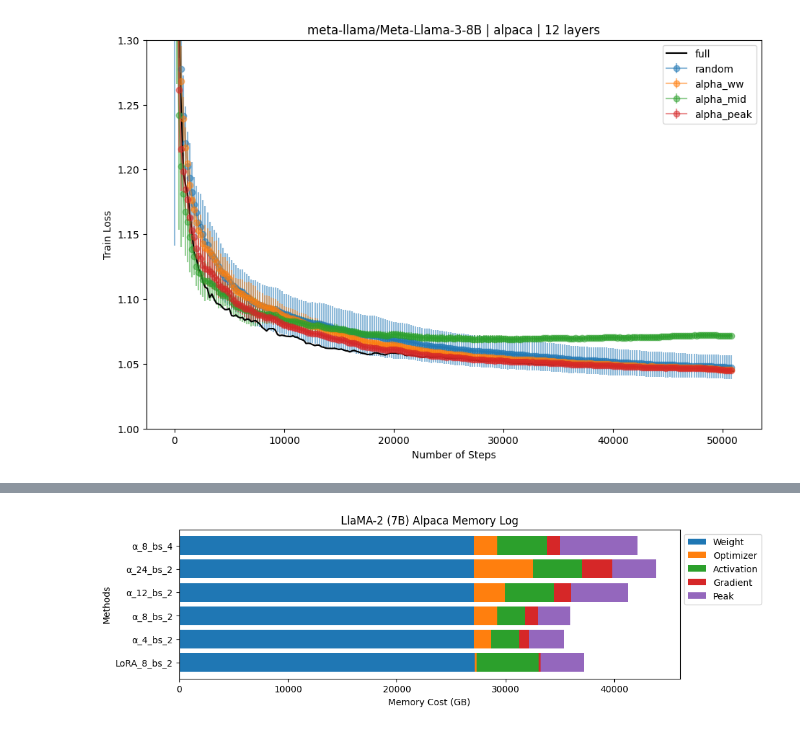
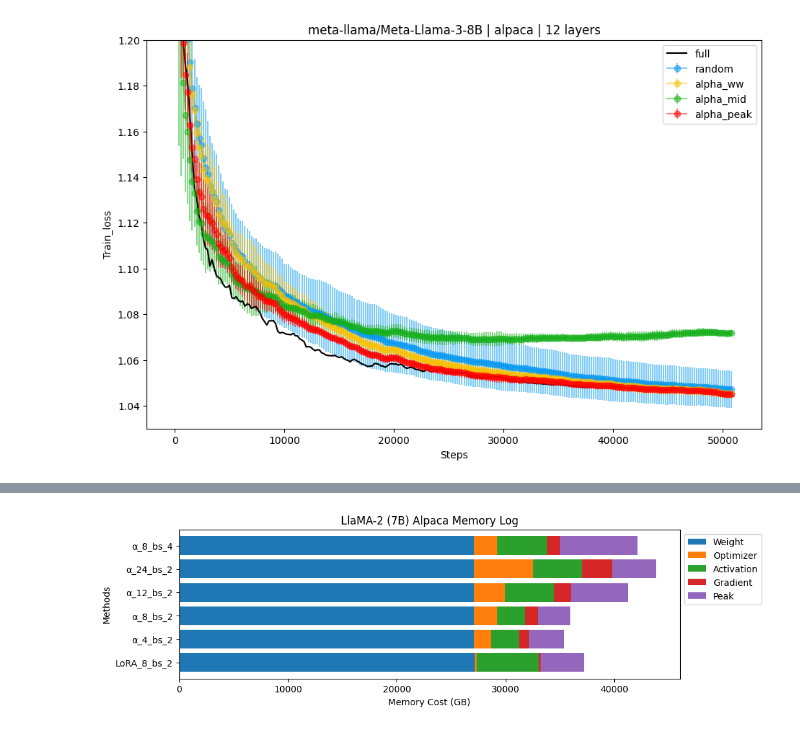
Before and after one commit to RpM-Kinshuk/SelectiveFT, a Jupyter notebook: Bands.ipynb, the cells around one changed output, grey strips where cells are left out. Cells and saved outputs as stored; diff of their text form; code cells hidden in the pictures.

```diff
--- a/Bands.ipynb
+++ b/Bands.ipynb
@@ -62,5 +74,6 @@ for k,v in paths.items():
 # %%
 wide_dict = {}
+loss = 'train_loss'
 global_min = np.inf
 global_max = -np.inf
 
@@ -85,14 +98,14 @@ for key in dictionary.keys():
     for key2 in dictionary[key].keys():
         dictionary[key][key2].append(baseline[key2])
         dictionary[key][key2] = np.array(dictionary[key][key2]) # type: ignore
-    train_loss = dictionary[key]['train_loss'][0]
+    train_loss = dictionary[key][loss][0]
     for label in wide_labels:
         if label in key:
             wide_dict[label]['global_min'] = np.minimum(wide_dict[label]['global_min'], train_loss)
             wide_dict[label]['global_max'] = np.maximum(wide_dict[label]['global_max'], train_loss)
-    # Redundant
-    if 'random' in key:
-        global_min = np.minimum(global_min, train_loss)
-        global_max = np.maximum(global_max, train_loss)
+    # # Redundant
+    # if 'random' in key:
+    #     global_min = np.minimum(global_min, train_loss)
+    #     global_max = np.maximum(global_max, train_loss)
 # %%
 color_itr = 0
@@ -176,7 +203,7 @@ wide_confidence = {}
 for label in wide_labels:
     wide_confidence[label] = {
         "losses": [
-            dictionary[key]["train_loss"][0]
+            dictionary[key][loss][0]
             for key in dictionary.keys()
             if label in key
         ],
@@ -184,50 +211,55 @@ for label in wide_labels:
         "std": None,
         "label": label,
         "flag": True,
+        "color": colors[color_itr],
     }
     wide_confidence[label]["mean"] = np.mean(wide_confidence[label]["losses"], axis=0)
     wide_confidence[label]["std"] = np.std(wide_confidence[label]["losses"], axis=0)
-
+    color_itr += 1
+color_itr = 0
 # Plotting the training loss with error bars representing mean plus/minus standard deviation for wide bands
 plt.figure(figsize=(11, 7))
+plot_handles = []
+plot_labels = []
 for key in dictionary.keys():
-    train_loss = dictionary[key]["train_loss"][0]
+    train_loss = dictionary[key][loss][0]
     tag = key + f" lr={methods[key]['lr']} bs={methods[key]['bs']}"
     tag = key
     if "alora" in key or "blora" in key:
         tag = key + f"_{methods[key]['layers']} lr={methods[key]['lr']}"
     flag = True
     for label in wide_labels:
         if label in key:
             if wide_confidence[label]["flag"]:
                 plt.errorbar(
                     range(0, len(train_loss), sampling_interval),
                     wide_confidence[label]["mean"][::sampling_interval],
                     yerr=wide_confidence[label]["std"][::sampling_interval],
-                    fmt="-o", alpha=0.5, label=label,
+                    fmt="-o", alpha=0.5, label=label, color = 'gray' if 'rand_block' in key else wide_dict[label]['color']
                 )
                 wide_confidence[label]["flag"] = False
             flag = False
             break
     if flag == True:
         sampled_train_loss = train_loss[::sampling_interval]
         x_values = range(len(train_loss))[::sampling_interval]
         if len(train_loss) % sampling_interval != 0:
             sampled_train_loss = np.append(
                 sampled_train_loss, train_loss[-1]
             )  # Add the last value if the length is not divisible by the sampling interval
             x_values = np.append(x_values, len(train_loss) - 1)
         plt.plot(x_values, sampled_train_loss, label=tag, color=indiv_colors[color_itr])
         color_itr += 1
-
-plt.xlabel("Number of Steps")
-plt.ylabel("Train Loss")
-plt.ylim(1, 1.3)
+if loss == 'val_loss':
+    plt.xticks(range(0, num_steps, tick_step // step_interval), range(0, num_steps * step_interval, tick_step))
+plt.xlabel("Steps")
+plt.ylabel(f"{loss.capitalize()}")
+plt.ylim(y_low, y_high)
 plt.legend()
 plt.title(f"{model} | {task} | {layers} layers")
 plt.show()
 # %% [output]
-[figure, old version]
+[figure, new version]
 # %%
 mem_dict = {
     'categories': [],
```
Also changed, not shown: parts of 4 cells of this notebook.
